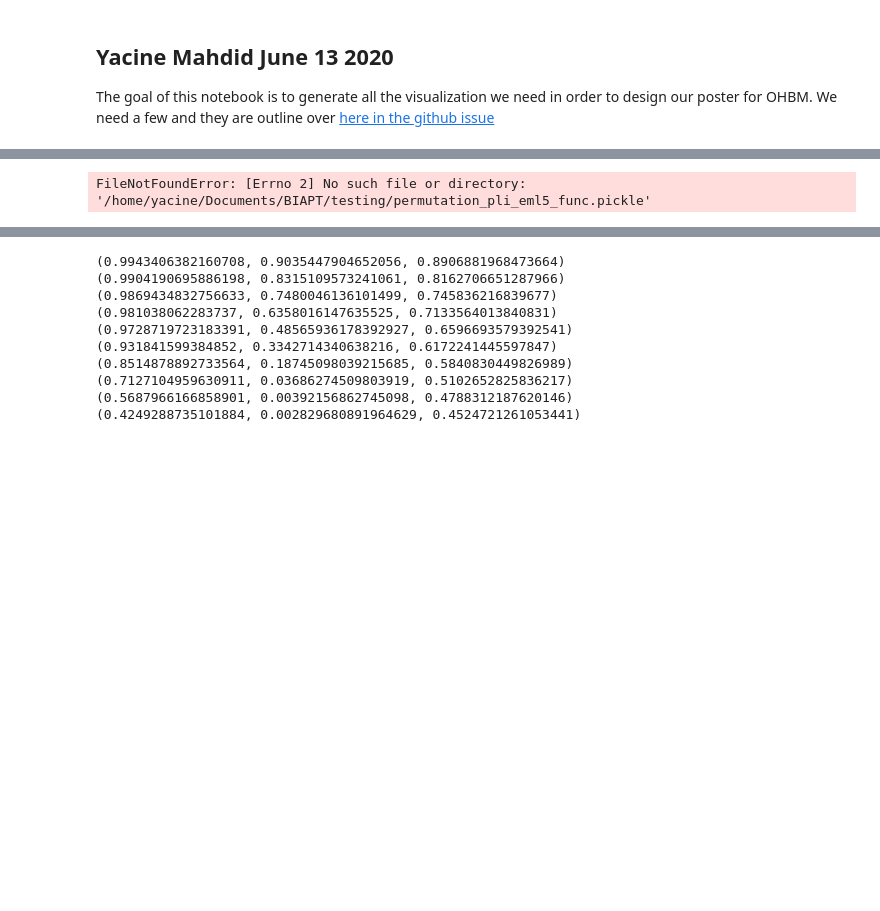
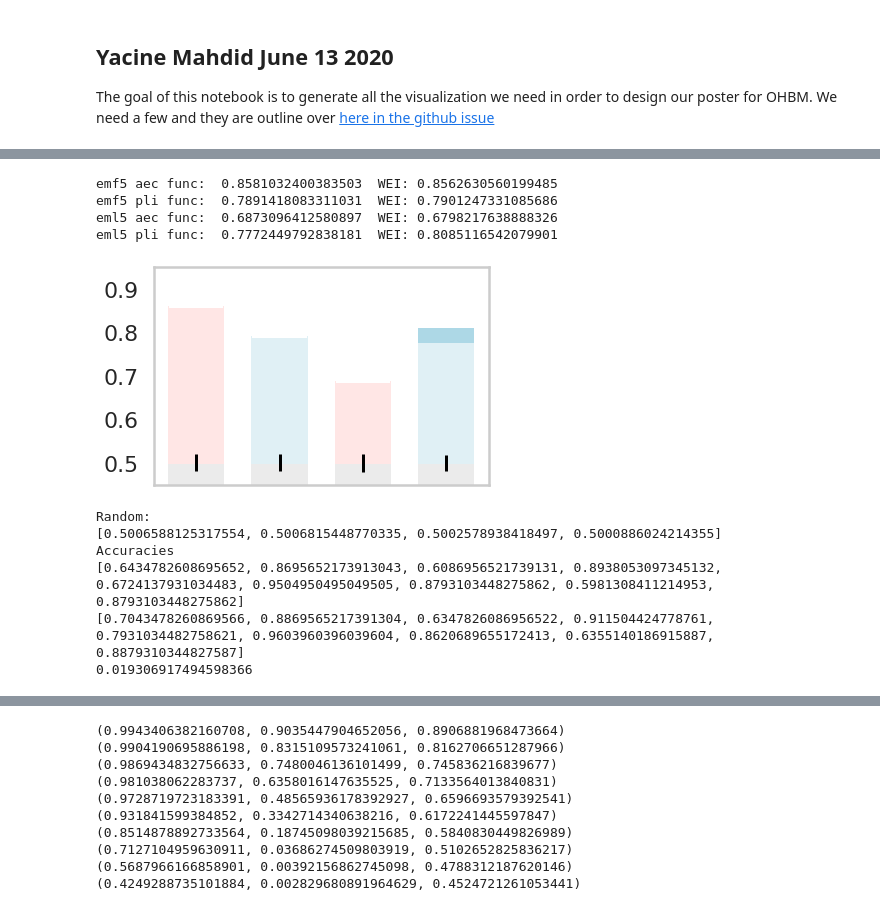
Before and after one commit to BIAPT/AEC-wPLI-comparison, a Jupyter notebook: milestones/2_ohbm_2020_poster_presentation/generate_visualization.ipynb, the cells around one changed output, grey strips where cells are left out. Cells and saved outputs as stored; diff of their text form; code cells hidden in the pictures; blank space fills up the shorter version.

```diff
--- a/milestones/2_ohbm_2020_poster_presentation/generate_visualization.ipynb
+++ b/milestones/2_ohbm_2020_poster_presentation/generate_visualization.ipynb
@@ -112,6 +115,13 @@ FileNotFoundError: [Errno 2] No such file or directory: '/home/yacine/Documents/
 # %%
 # Make the stacked bar plot for the deep and ligh for random with and without func-wei (three way stacked)
 # Will do it for deep and aec
+
+# Colors
+random_color = "#ebebeb"
+aec_color = "#ffe6e5"
+aec_improvement_color = "#ffcccb"
+pli_color = "#e0f0f5"
+pli_improvement_color = "#add8e6"
 
 random_acc = []
 func_acc = []
@@ -121,37 +131,72 @@ for epoch in ['emf5', 'eml5']:
     for graph in ['aec', 'pli']:
         permutations = load_pickle(f"{IN_DIR}permutation_{graph}_{epoch}_func.pickle")
         func_clf = load_pickle(f"{IN_DIR}best_clf_{graph}_{epoch}_func.pickle")
         wei_clf = load_pickle(f"{IN_DIR}best_clf_{graph}_{epoch}_func-wei.pickle")
 
-
-
-
         # Next up we will do a comparison plot of each permutation tests iteration
         random_acc = random_acc + [np.mean(permutations)]
         func_acc = func_acc + [np.mean(func_clf['accuracies']) - np.mean(permutations)]
         wei_acc = wei_acc + [np.mean(wei_clf['accuracies']) - (np.mean(func_clf['accuracies']))]
 
         y_err = y_err + [np.std(permutations)]
+
+        print(epoch, graph, "func: ", str(np.mean(func_clf['accuracies'])), " WEI:", str(np.mean(wei_clf['accuracies'])))
+
+
 ind = np.arange(4)    # the x locations for the groups
 width = 0.65       # the width of the bars: can also be len(x) sequence
 
+sum_list = []
+for (func, rand) in zip(func_acc, random_acc):
+    sum_list.append(func+rand)
+
+fix_wei_acc = []
+for wei in wei_acc:
+
+    if wei < 0:
+        wei = 0
+    fix_wei_acc.append(wei)
+
 p1 = plt.bar(ind, random_acc, width, yerr=y_err)
 p2 = plt.bar(ind, func_acc, width, bottom=random_acc)
-p3 = plt.bar(ind, wei_acc, width, bottom=fun_acc + random_acc)
+p3 = plt.bar(ind, fix_wei_acc, width, bottom=sum_list)
+
+
 
 
 #plt.xticks(ind, ('Healthy', 'MSK', 'Both'))
 plt.yticks(np.arange(0, 1, 0.1))
+plt.ylim((0.45, 0.95))
+plt.xticks([])
 
-plt.show()
-#save_figure(fig_name)
 
+# Setting up the colors
+[p1[i].set_color(random_color) for i in range(4)]
+p2[0].set_color(aec_color)
+p2[1].set_color(pli_color)
+p2[2].set_color(aec_color)
+p2[3].set_color(pli_color)
+
+
+p3[3].set_color(pli_improvement_color)
+
+save_figure(f"{OUT_DIR}improvement_by_wei.png")
 
 print("Random:")
 print(random_acc)
 print("Accuracies")
 print(func_clf['accuracies'])
 print(wei_clf['accuracies'])
 print(np.std(permutations))
 # %% [output]
-FileNotFoundError: [Errno 2] No such file or directory: '/home/yacine/Documents/BIAPT/testing/permutation_pli_eml5_func.pickle'
+emf5 aec func:  0.8581032400383503  WEI: 0.8562630560199485
+emf5 pli func:  0.7891418083311031  WEI: 0.7901247331085686
+eml5 aec func:  0.6873096412580897  WEI: 0.6798217638888326
+eml5 pli func:  0.7772449792838181  WEI: 0.8085116542079901
+[figure, added]
+Random:
+[0.5006588125317554, 0.5006815448770335, 0.5002578938418497, 0.5000886024214355]
+Accuracies
+[0.6434782608695652, 0.8695652173913043, 0.6086956521739131, 0.8938053097345132, 0.6724137931034483, 0.9504950495049505, 0.8793103448275862, 0.5981308411214953, 0.8793103448275862]
+[0.7043478260869566, 0.8869565217391304, 0.6347826086956522, 0.911504424778761, 0.7931034482758621, 0.9603960396039604, 0.8620689655172413, 0.6355140186915887, 0.8879310344827587]
+0.019306917494598366
```
Also changed, not shown: parts of 3 cells of this notebook, 2 other files.
